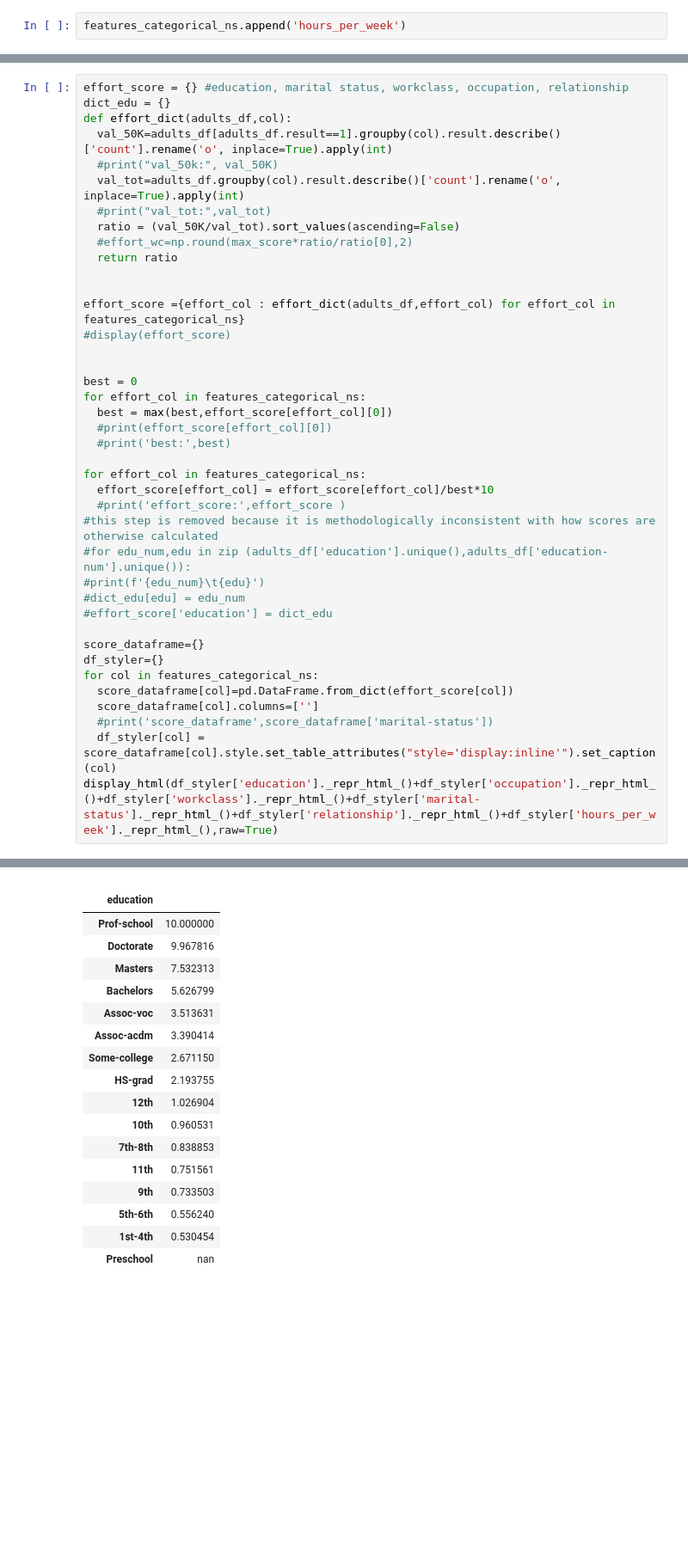
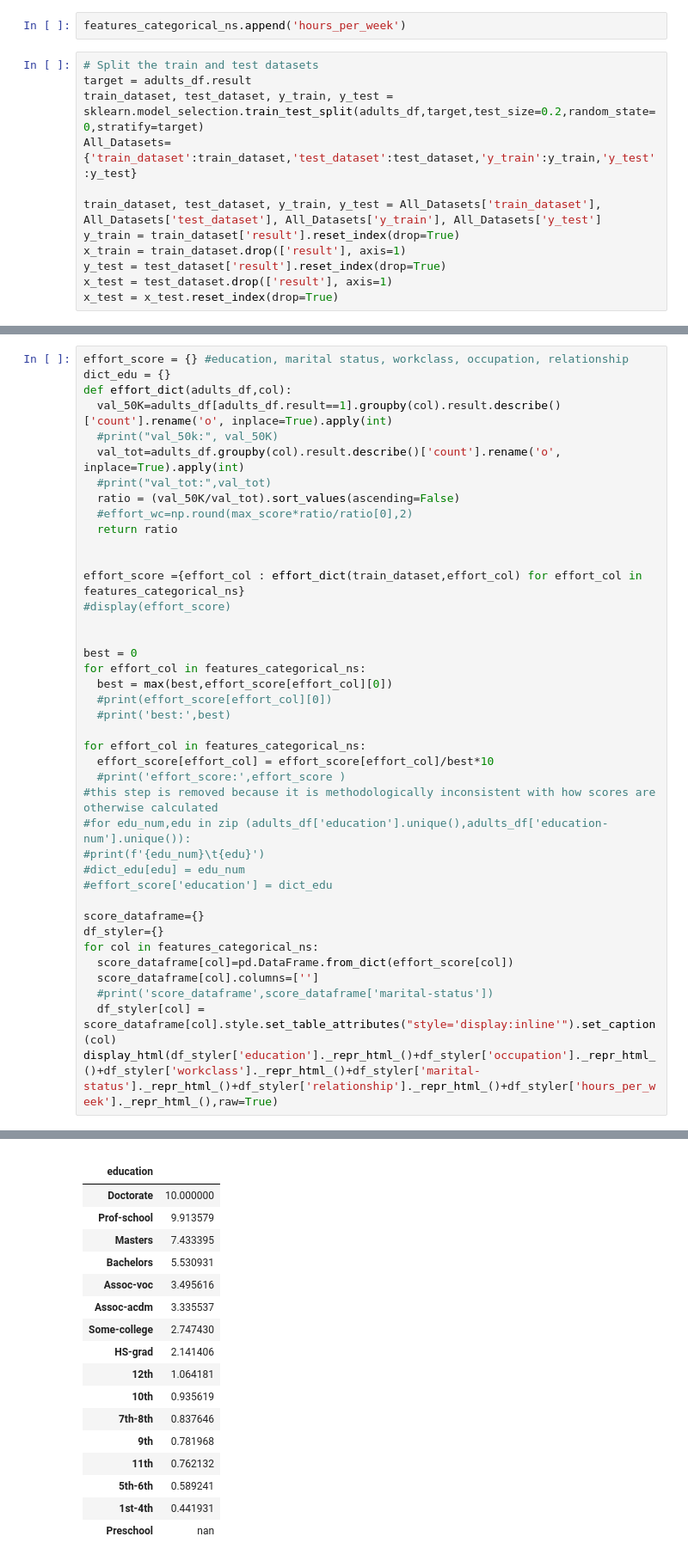
Before and after one commit to meysamvarasteh92/Fairness_Auditing_CEs, a Jupyter notebook: adults_CF_prediction.ipynb, the cells around one changed output, grey strips where cells are left out. Shown at 86% size. Drawn from its saved outputs; the diff is of its cells as text; blank space fills up the shorter version.

```diff
--- a/adults_CF_prediction.ipynb
+++ b/adults_CF_prediction.ipynb
@@ -138,3 +154,15 @@ def hours_per_week_brackets(hours):
 adults_df.hours_per_week = adults_df.hours_per_week.apply(hours_per_week_brackets)
 # %%
 features_categorical_ns.append('hours_per_week')
+# %%
+# Split the train and test datasets
+target = adults_df.result
+train_dataset, test_dataset, y_train, y_test = sklearn.model_selection.train_test_split(adults_df,target,test_size=0.2,random_state=0,stratify=target)
+All_Datasets={'train_dataset':train_dataset,'test_dataset':test_dataset,'y_train':y_train,'y_test':y_test}
+
+train_dataset, test_dataset, y_train, y_test = All_Datasets['train_dataset'], All_Datasets['test_dataset'], All_Datasets['y_train'], All_Datasets['y_test']
+y_train = train_dataset['result'].reset_index(drop=True)
+x_train = train_dataset.drop(['result'], axis=1)
+y_test = test_dataset['result'].reset_index(drop=True)
+x_test = test_dataset.drop(['result'], axis=1)
+x_test = x_test.reset_index(drop=True)
@@ -151,52 +205,52 @@ def effort_dict(adults_df,col):
   return ratio
 
 
-effort_score ={effort_col : effort_dict(adults_df,effort_col) for effort_col in features_categorical_ns}
+effort_score ={effort_col : effort_dict(train_dataset,effort_col) for effort_col in features_categorical_ns}
 #display(effort_score)
 
 
 best = 0
 for effort_col in features_categorical_ns:
   best = max(best,effort_score[effort_col][0])
   #print(effort_score[effort_col][0])
   #print('best:',best)
 
 for effort_col in features_categorical_ns:
   effort_score[effort_col] = effort_score[effort_col]/best*10
   #print('effort_score:',effort_score )
 #this step is removed because it is methodologically inconsistent with how scores are otherwise calculated
 #for edu_num,edu in zip (adults_df['education'].unique(),adults_df['education-num'].unique()):
 #print(f'{edu_num}\t{edu}')
 #dict_edu[edu] = edu_num
 #effort_score['education'] = dict_edu
 
 score_dataframe={}
 df_styler={}
 for col in features_categorical_ns:
   score_dataframe[col]=pd.DataFrame.from_dict(effort_score[col])
   score_dataframe[col].columns=['']
   #print('score_dataframe',score_dataframe['marital-status'])
   df_styler[col] = score_dataframe[col].style.set_table_attributes("style='display:inline'").set_caption(col)
 display_html(df_styler['education']._repr_html_()+df_styler['occupation']._repr_html_()+df_styler['workclass']._repr_html_()+df_styler['marital-status']._repr_html_()+df_styler['relationship']._repr_html_()+df_styler['hours_per_week']._repr_html_(),raw=True)
 # %% [output]
 education
 |  |  |
 | education |  |
-| Prof-school | 10.000000 |
-| Doctorate | 9.967816 |
-| Masters | 7.532313 |
-| Bachelors | 5.626799 |
-| Assoc-voc | 3.513631 |
-| Assoc-acdm | 3.390414 |
-| Some-college | 2.671150 |
-| HS-grad | 2.193755 |
-| 12th | 1.026904 |
-| 10th | 0.960531 |
-| 7th-8th | 0.838853 |
-| 11th | 0.751561 |
-| 9th | 0.733503 |
-| 5th-6th | 0.556240 |
-| 1st-4th | 0.530454 |
+| Doctorate | 10.000000 |
+| Prof-school | 9.913579 |
+| Masters | 7.433395 |
+| Bachelors | 5.530931 |
+| Assoc-voc | 3.495616 |
+| Assoc-acdm | 3.335537 |
+| Some-college | 2.747430 |
+| HS-grad | 2.141406 |
+| 12th | 1.064181 |
+| 10th | 0.935619 |
+| 7th-8th | 0.837646 |
+| 9th | 0.781968 |
+| 11th | 0.762132 |
+| 5th-6th | 0.589241 |
+| 1st-4th | 0.441931 |
 | Preschool | nan |
 occupation
 |  |  |
```
Also changed, not shown: parts of 92 cells of this notebook.
